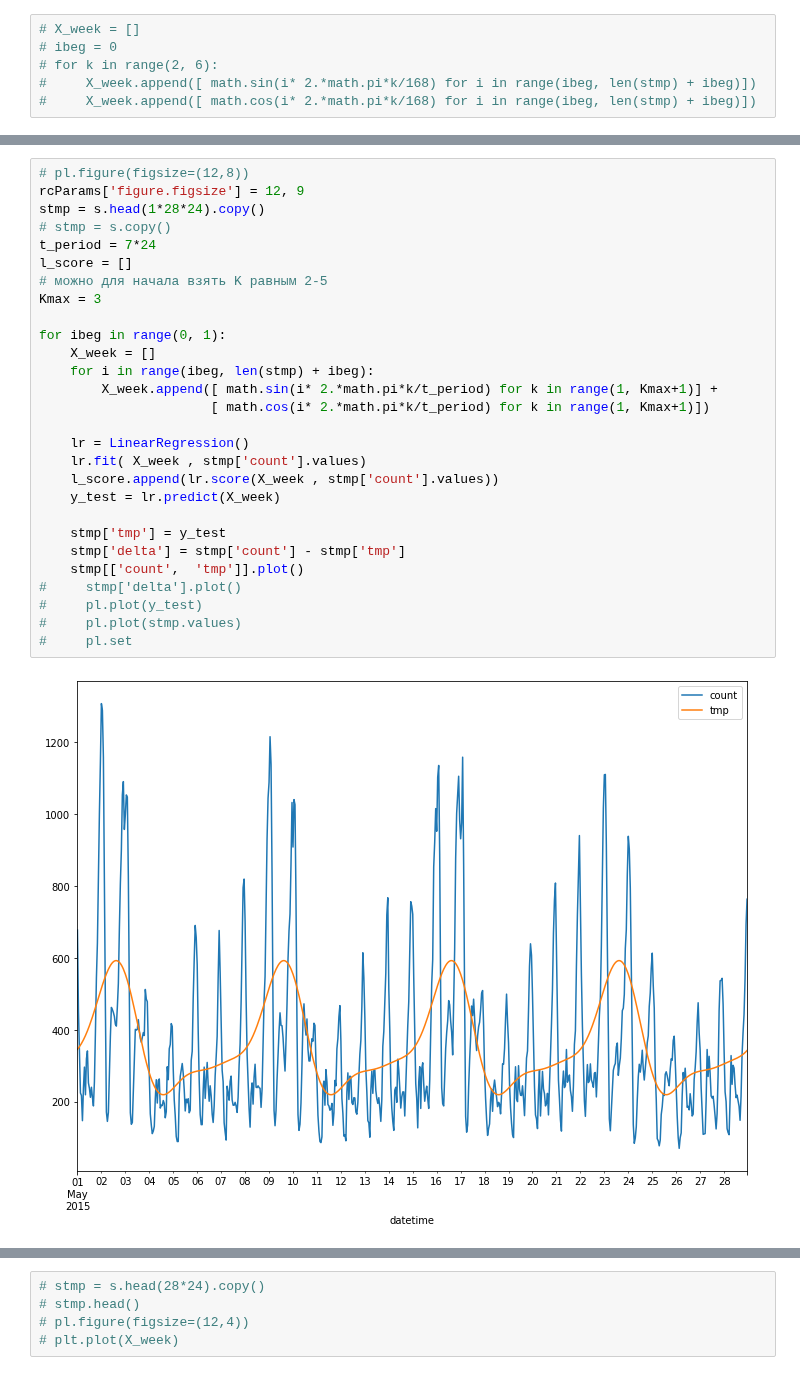
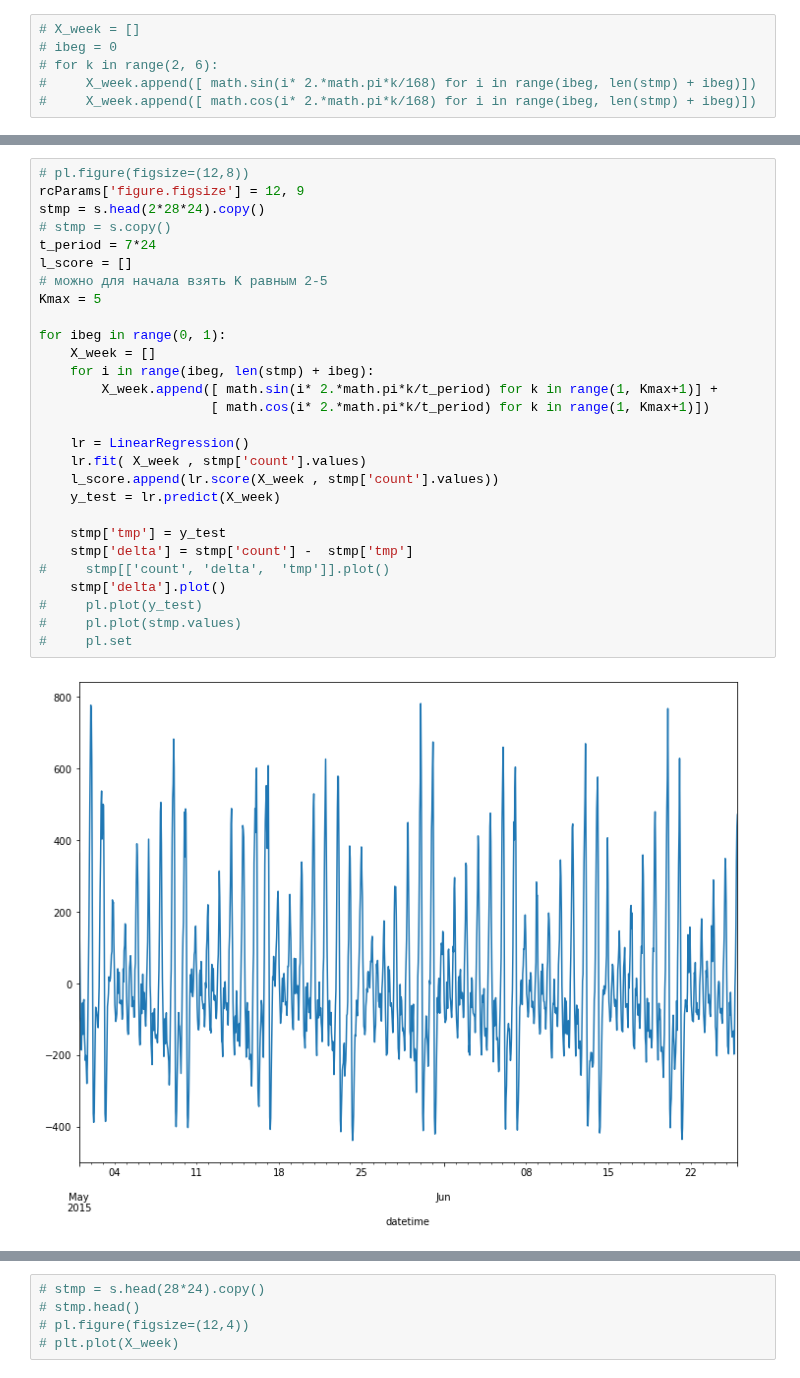
Before and after one commit to dminikorenb/DataLearning, a Jupyter notebook: 3-Taxi/dminik6_part3_w3.ipynb, the cells around one changed output, grey strips where cells are left out. Drawn from its saved outputs; the diff is of its cells as text.

```diff
--- a/3-Taxi/dminik6_part3_w3.ipynb
+++ b/3-Taxi/dminik6_part3_w3.ipynb
@@ -166,30 +176,30 @@ stmp = s.head(28*24)['count']
 # %%
 # pl.figure(figsize=(12,8))
 rcParams['figure.figsize'] = 12, 9
-stmp = s.head(1*28*24).copy()
+stmp = s.head(2*28*24).copy()
 # stmp = s.copy()
 t_period = 7*24
 l_score = []
 # можно для начала взять K равным 2-5
-Kmax = 3
+Kmax = 5
 
 for ibeg in range(0, 1):
     X_week = []
     for i in range(ibeg, len(stmp) + ibeg):
         X_week.append([ math.sin(i* 2.*math.pi*k/t_period) for k in range(1, Kmax+1)] +
                       [ math.cos(i* 2.*math.pi*k/t_period) for k in range(1, Kmax+1)])
 
     lr = LinearRegression()
     lr.fit( X_week , stmp['count'].values)
     l_score.append(lr.score(X_week , stmp['count'].values))
     y_test = lr.predict(X_week)
 
     stmp['tmp'] = y_test
-    stmp['delta'] = stmp['count'] - stmp['tmp']
-    stmp[['count',  'tmp']].plot()
-#     stmp['delta'].plot()
+    stmp['delta'] = stmp['count'] -  stmp['tmp']
+#     stmp[['count', 'delta',  'tmp']].plot()
+    stmp['delta'].plot()
 #     pl.plot(y_test)
 #     pl.plot(stmp.values)
 #     pl.set
 # %% [output]
-[figure, old version]
+[figure, new version]
```
Also changed, not shown: parts of 5 cells of this notebook.
